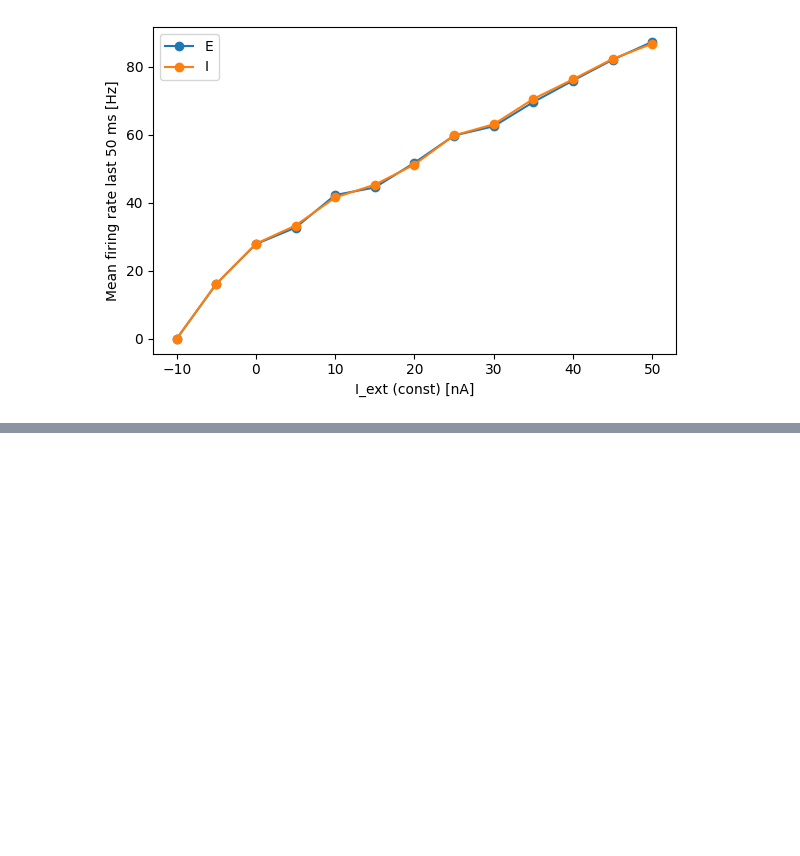
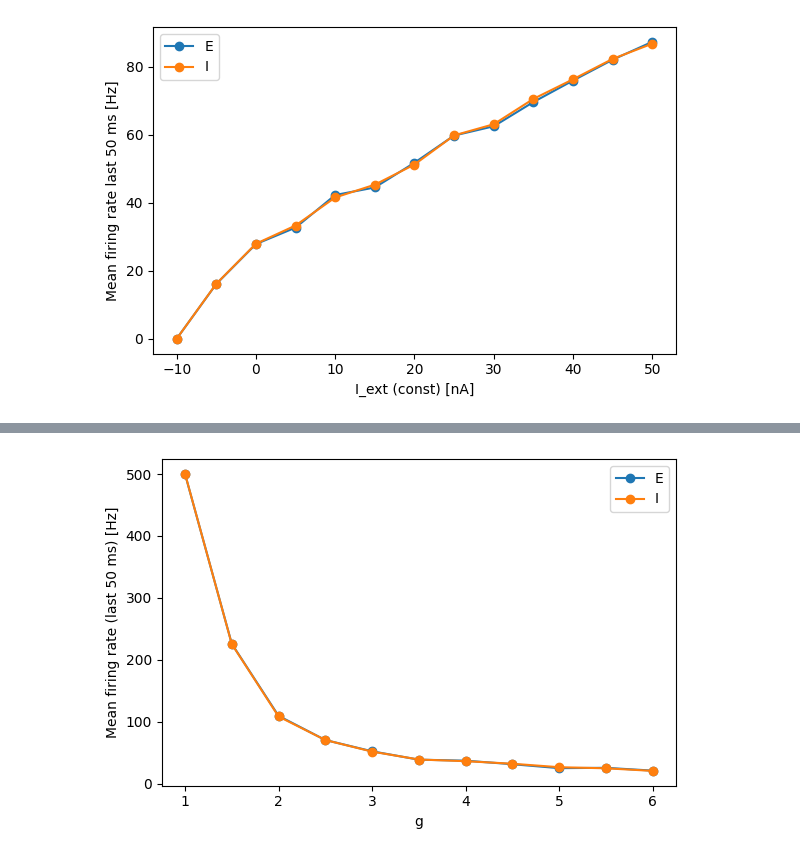
Before and after one commit to toscanerevillard/neuronal_dynamics, a Jupyter notebook: notebooks/ex1_ei_balance.ipynb, the cells around one changed output, grey strips where cells are left out. Drawn from its saved outputs; the diff is of its cells as text; code cells hidden in the pictures; blank space fills up the shorter version.

```diff
--- a/notebooks/ex1_ei_balance.ipynb
+++ b/notebooks/ex1_ei_balance.ipynb
@@ -119,7 +119,7 @@ time = np.arange(n_steps) * dt
 
 from tqdm import tqdm
 from src.connectivity import generate_sparse_connectivity
-from src.ei_unit import simulate_recurrent_exc_inh, population_rate_hz
+from src.ei_unit import simulate_population_exc_inh, population_rate_hz
 
 W = generate_sparse_connectivity(NE, NI, KE, KI, J, g, seed=1)
 
@@ -131,7 +131,7 @@ rates_I = []
 
 for i0 in tqdm(I_values):
     rng = np.random.default_rng(rng.integers(0, 2**32 - 1))
-    _, S = simulate_recurrent_exc_inh(
+    popu = simulate_population_exc_inh(
         W,
         NE,
         float(i0),
@@ -146,6 +146,7 @@ for i0 in tqdm(I_values):
         bg_scale=bg_scale,
         rng=rng,
     )
+    S = popu[1]
     rE = population_rate_hz(S, slice(0, NE), dt, 50.0, 100.0)
     rI = population_rate_hz(S, slice(NE, NE + NI), dt, 50.0, 100.0)
     rates_E.append(rE)
@@ -164,0 +221,15 @@ plt.show()
+# %%
+rate_E_list = [rates_g[g]["rate_E_Hz"] for g in g_values]
+rate_I_list = [rates_g[g]["rate_I_Hz"] for g in g_values]
+
+plt.figure(figsize=(6,4))
+plt.plot(g_values, rate_E_list, "o-", label="E")
+plt.plot(g_values, rate_I_list, "o-", label="I")
+plt.xlabel("g")
+plt.ylabel("Mean firing rate (last 50 ms) [Hz]")
+plt.legend()
+plt.tight_layout()
+plt.savefig(FIGURES_DIR / "ex1_4_fg_curve_EI.png", dpi=300)
+plt.show()
+# %% [output]
+[figure, added]
```
Also changed, not shown: parts of 1 cell of this notebook, 2 other files.
